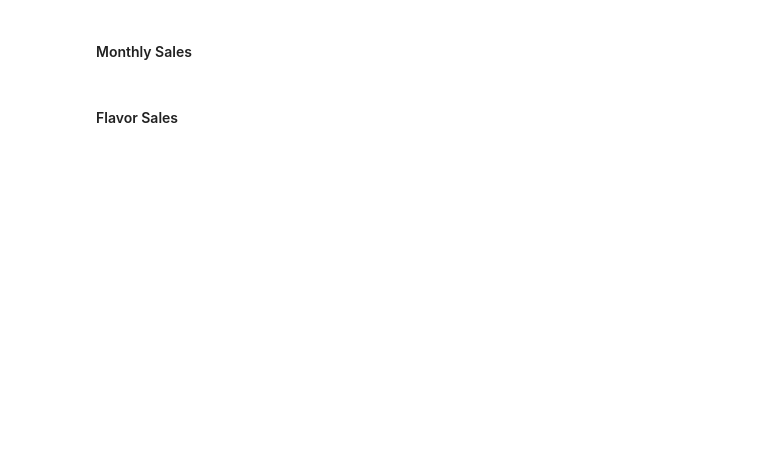
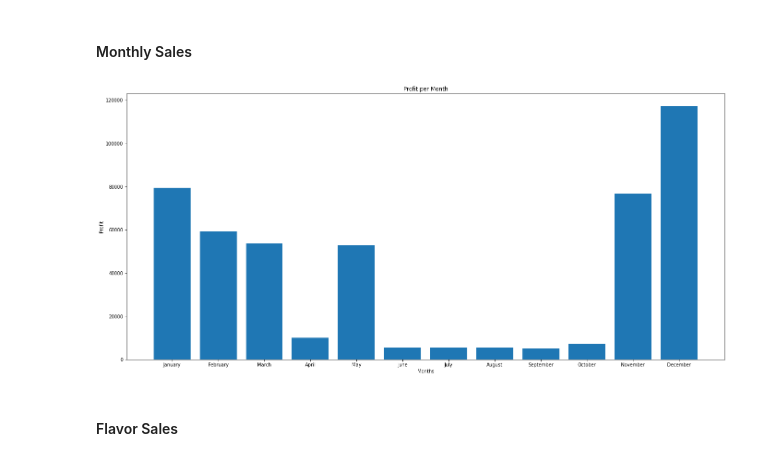
Before and after one commit to otorregrosa/LinearAlg, a Jupyter notebook: Week 10/LinAlg_Midterms.ipynb, the cells around one changed output. Saved outputs shown, nothing was run; the diff lists cells and outputs as text; code cells hidden in the pictures; blank space fills up the shorter version.

```diff
--- a/Week 10/LinAlg_Midterms.ipynb
+++ b/Week 10/LinAlg_Midterms.ipynb
@@ -116,9 +115,9 @@ Solving for the monthly profit will be the sum of all profits made on that month
 # %%
 #Create a function that *returns* and prints the monthly sales and profit for each month
 def monthly_sales(price, cost, sales):
-    monthly_revenue = np.dot(df_price['red velvet'], df_sales['red velvet'])
-    monthly_costs = np.dot(df_price['red velvet'], df_sales['red velvet'])
-    monthly_profits =  np.dot(df_price['red velvet'], df_sales['red velvet'])
+    monthly_revenue = sum(sales*price)
+    monthly_costs = sum(sales*cost)
+    monthly_profits =  (monthly_revenue - monthly_costs)
     return monthly_revenue.flatten(), monthly_costs.flatten(), monthly_profits.flatten()
 # %%
 ### Do not alter this cell
@@ -158,4 +272,16 @@ import seaborn as sns
 # %% [markdown]
 #### Monthly Sales
+# %%
+fig = plt.figure()
+ax = fig.add_axes([0,0,3,2])
+ax.set_ylabel('Profit')
+ax.set_xlabel('Months')
+ax.set_title('Profit per Month')
+months = ['January', 'February', 'March', 'April', 'May', 'June', 'July', 'August', 'September', 'October', 'November', 'December']
+Profits = month_profit
+ax.bar(months, Profits)
+plt.show()
+# %% [output]
+[figure, added]
 # %% [markdown]
 #### Flavor Sales
```
Also changed, not shown: parts of 11 cells of this notebook.
